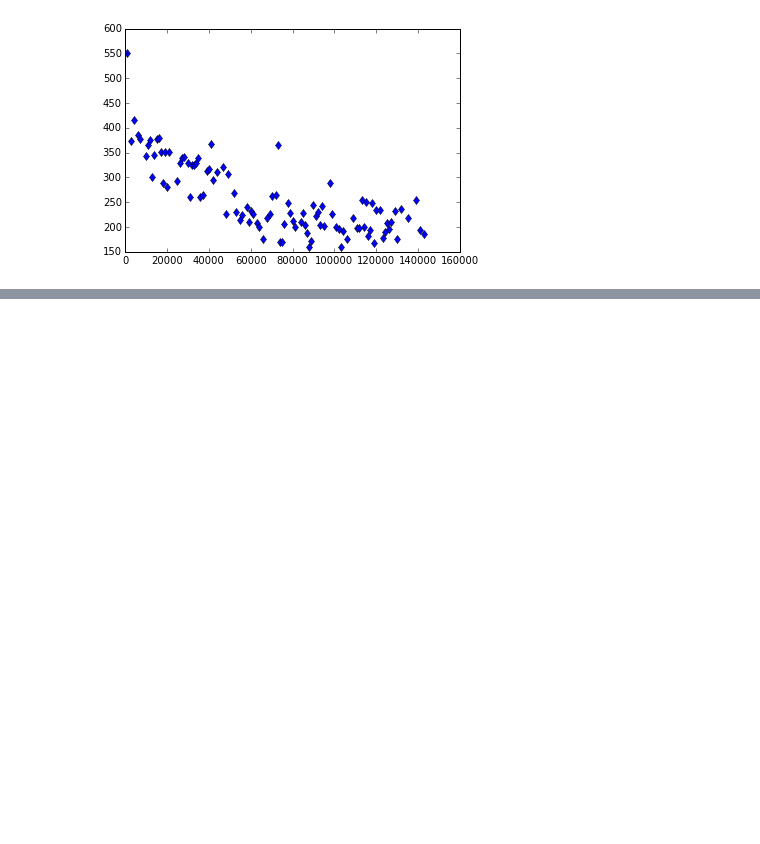
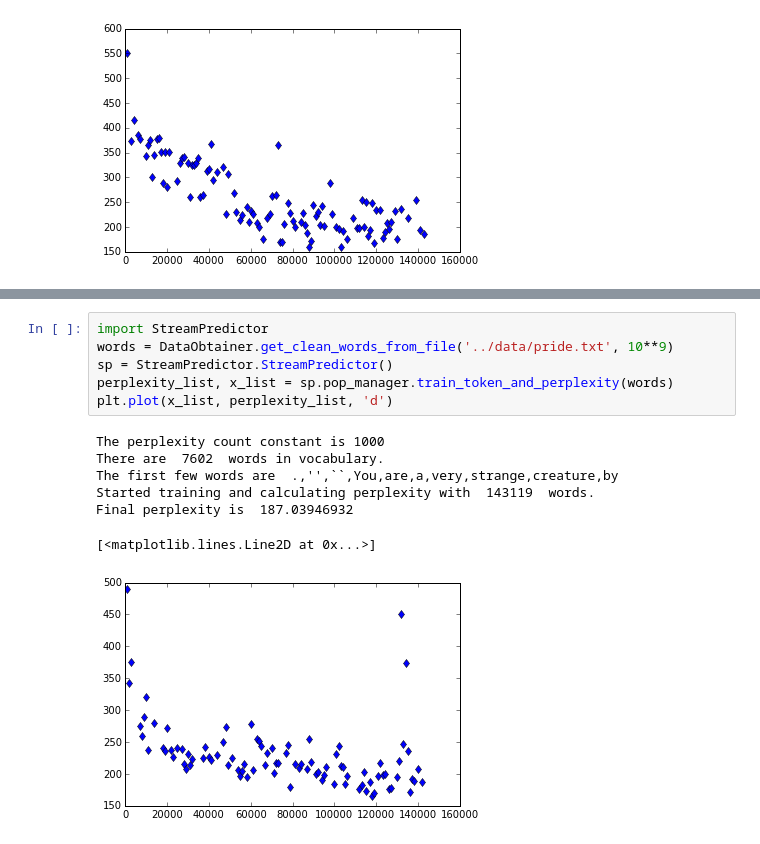
Before and after one commit to Sandy4321/StreamPredictor, a Jupyter notebook: notebook/Experimentsv01.ipynb, the cells around one changed output, grey strips where cells are left out. Saved outputs shown, nothing was run; the diff lists cells and outputs as text; blank space fills up the shorter version.

```diff
--- a/notebook/Experimentsv01.ipynb
+++ b/notebook/Experimentsv01.ipynb
@@ -173,0 +211,14 @@ min(perplexity_list)
+# %%
+import StreamPredictor
+words = DataObtainer.get_clean_words_from_file('../data/pride.txt', 10**9)
+sp = StreamPredictor.StreamPredictor()
+perplexity_list, x_list = sp.pop_manager.train_token_and_perplexity(words)
+plt.plot(x_list, perplexity_list, 'd')
+# %% [output]
+The perplexity count constant is 1000
+There are  7602  words in vocabulary.
+The first few words are  .,'',``,You,are,a,very,strange,creature,by
+Started training and calculating perplexity with  143119  words.
+Final perplexity is  187.03946932
+[<matplotlib.lines.Line2D at 0x...>]
+[figure, added]
```
Also changed, not shown: parts of 12 cells of this notebook, 2 other files.
